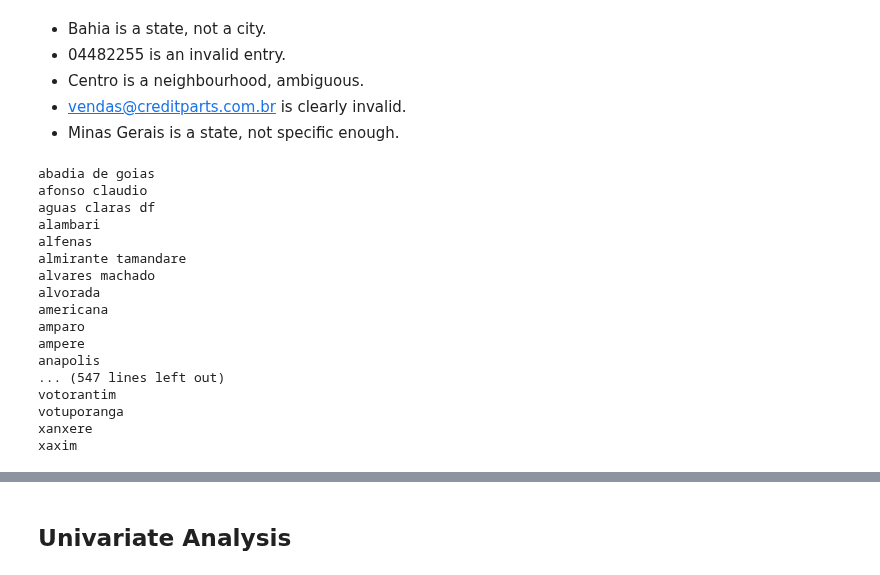
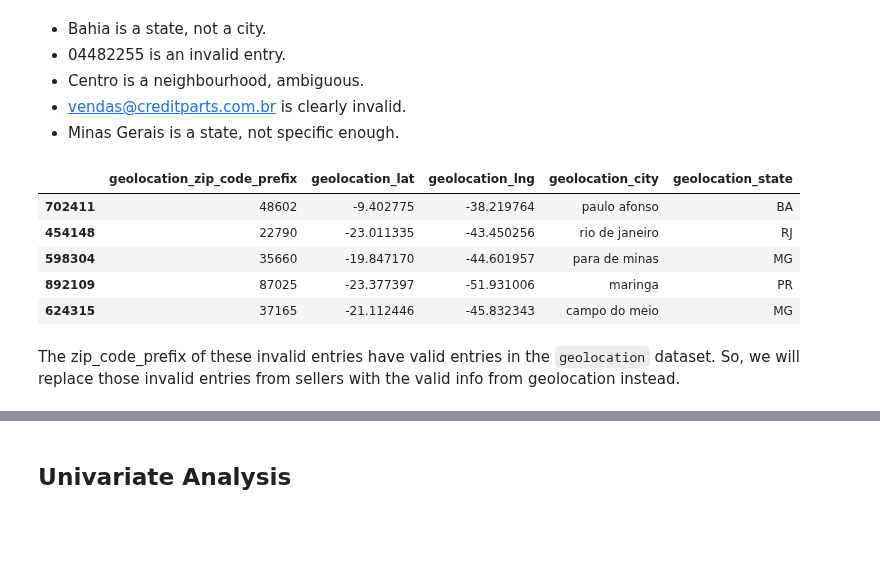
Before and after one commit to RioPramana21/Final-Project-Olist, a Jupyter notebook: preparation_notebooks/checked_olist_sellers_dataset.ipynb, the cells around one changed output, grey strips where cells are left out. Saved outputs shown, nothing was run; the diff lists cells and outputs as text; code cells hidden in the pictures; blank space fills up the shorter version.

```diff
--- a/preparation_notebooks/checked_olist_sellers_dataset.ipynb
+++ b/preparation_notebooks/checked_olist_sellers_dataset.ipynb
@@ -301,23 +285,20 @@ df_sellers = df_sellers[~df_sellers['seller_city'].isin(invalid_cities)].copy()
-# %%
-unique_cities = df_sellers['seller_city_cleaned'].unique()
-sorted_cities = sorted(unique_cities)
-for city in sorted_cities:
-    print(city)
-# %% [output]
-abadia de goias
-afonso claudio
-aguas claras df
-alambari
-alfenas
-almirante tamandare
-alvares machado
-alvorada
-americana
-amparo
-ampere
-anapolis
-... (547 lines left out)
-votorantim
-votuporanga
-xanxere
-xaxim
+# %%
+# Show one example row for each of the zip codes in question
+unique_zip_codes = [48602, 22790, 35660, 87025, 37165]
+result_df = pd.DataFrame()
+
+for zip_code in unique_zip_codes:
+    # Get the first row for each zip code
+    sample_row = df_geolocation_clean[df_geolocation_clean['geolocation_zip_code_prefix'] == zip_code].head(1)
+    result_df = pd.concat([result_df, sample_row])
+
+result_df
+# %% [output]
+|  | geolocation_zip_code_prefix | geolocation_lat | geolocation_lng | geolocation_city | geolocation_state |
+| 702411 | 48602 | -9.402775 | -38.219764 | paulo afonso | BA |
+| 454148 | 22790 | -23.011335 | -43.450256 | rio de janeiro | RJ |
+| 598304 | 35660 | -19.847170 | -44.601957 | para de minas | MG |
+| 892109 | 87025 | -23.377397 | -51.931006 | maringa | PR |
+| 624315 | 37165 | -21.112446 | -45.832343 | campo do meio | MG |
+# %% [markdown]
+The zip_code_prefix of these invalid entries have valid entries in the `geolocation` dataset. So, we will replace those invalid entries from sellers with the valid info from geolocation instead.
```
Also changed, not shown: parts of 11 cells of this notebook, 2 other files.
